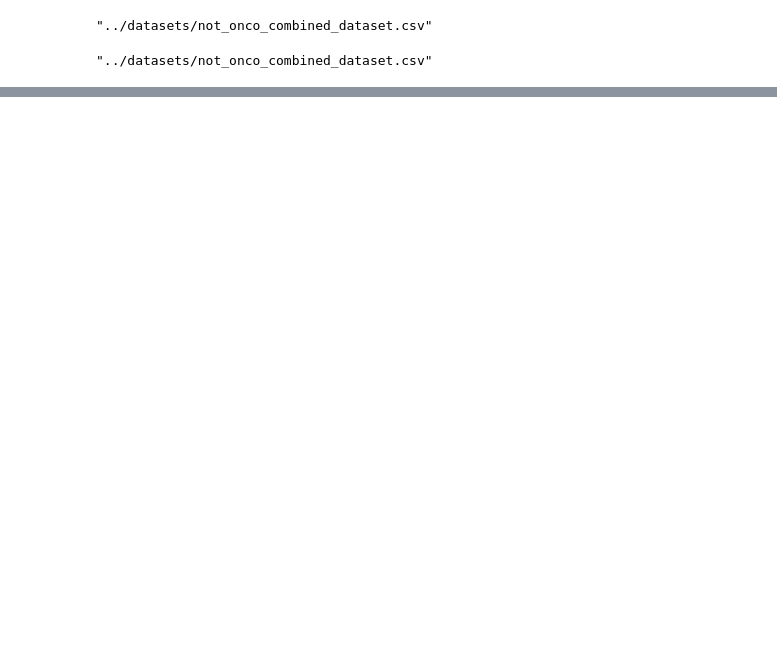
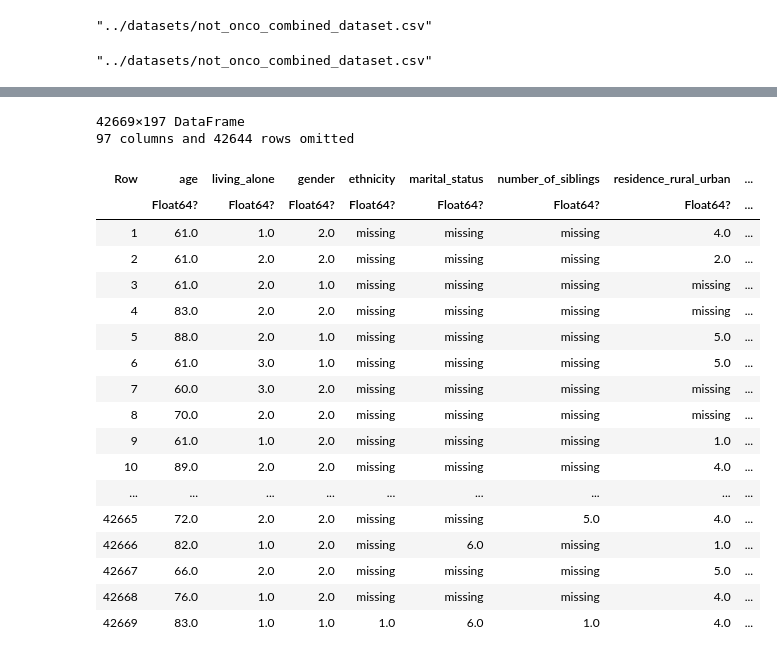
Before and after one commit to aclai-lab/machine-learning-for-psychologists, a Jupyter notebook: notebooks/01-test.ipynb, the cells around one changed output, grey strips where cells are left out. Drawn from its saved outputs; the diff is of its cells as text; code cells hidden in the pictures; blank space fills up the shorter version.

```diff
--- a/notebooks/01-test.ipynb
+++ b/notebooks/01-test.ipynb
@@ -257,0 +293,30 @@ dropped_variables = ["mergeid", "hhid5", "hhid6", "hhid7", "mergeidp5", "mergeid
+# %%
+typeof(df)
+
+# drop varriabili con solo missing values --- IGNORE ---
+df = select(df, Not(dropped_variables))
+
+
+# 2. Rinomina le colonne del DataFrame
+rename!(df, Dict(Symbol(k) => Symbol(v) for (k, v) in attribute_names))
+# %% [output]
+42669×197 DataFrame
+97 columns and 42644 rows omitted
+| Row | age | living_alone | gender | ethnicity | marital_status | number_of_siblings | residence_rural_urban | ... |
+|  | Float64? | Float64? | Float64? | Float64? | Float64? | Float64? | Float64? | ... |
+| 1 | 61.0 | 1.0 | 2.0 | missing | missing | missing | 4.0 | ... |
+| 2 | 61.0 | 2.0 | 2.0 | missing | missing | missing | 2.0 | ... |
+| 3 | 61.0 | 2.0 | 1.0 | missing | missing | missing | missing | ... |
+| 4 | 83.0 | 2.0 | 2.0 | missing | missing | missing | missing | ... |
+| 5 | 88.0 | 2.0 | 1.0 | missing | missing | missing | 5.0 | ... |
+| 6 | 61.0 | 3.0 | 1.0 | missing | missing | missing | 5.0 | ... |
+| 7 | 60.0 | 3.0 | 2.0 | missing | missing | missing | missing | ... |
+| 8 | 70.0 | 2.0 | 2.0 | missing | missing | missing | missing | ... |
+| 9 | 61.0 | 1.0 | 2.0 | missing | missing | missing | 1.0 | ... |
+| 10 | 89.0 | 2.0 | 2.0 | missing | missing | missing | 4.0 | ... |
+| ... | ... | ... | ... | ... | ... | ... | ... | ... |
+| 42665 | 72.0 | 2.0 | 2.0 | missing | missing | 5.0 | 4.0 | ... |
+| 42666 | 82.0 | 1.0 | 2.0 | missing | 6.0 | missing | 1.0 | ... |
+| 42667 | 66.0 | 2.0 | 2.0 | missing | missing | missing | 5.0 | ... |
+| 42668 | 76.0 | 1.0 | 2.0 | missing | missing | missing | 4.0 | ... |
+| 42669 | 83.0 | 1.0 | 1.0 | 1.0 | 6.0 | 1.0 | 4.0 | ... |
```
Also changed, not shown: parts of 1 cell of this notebook.
